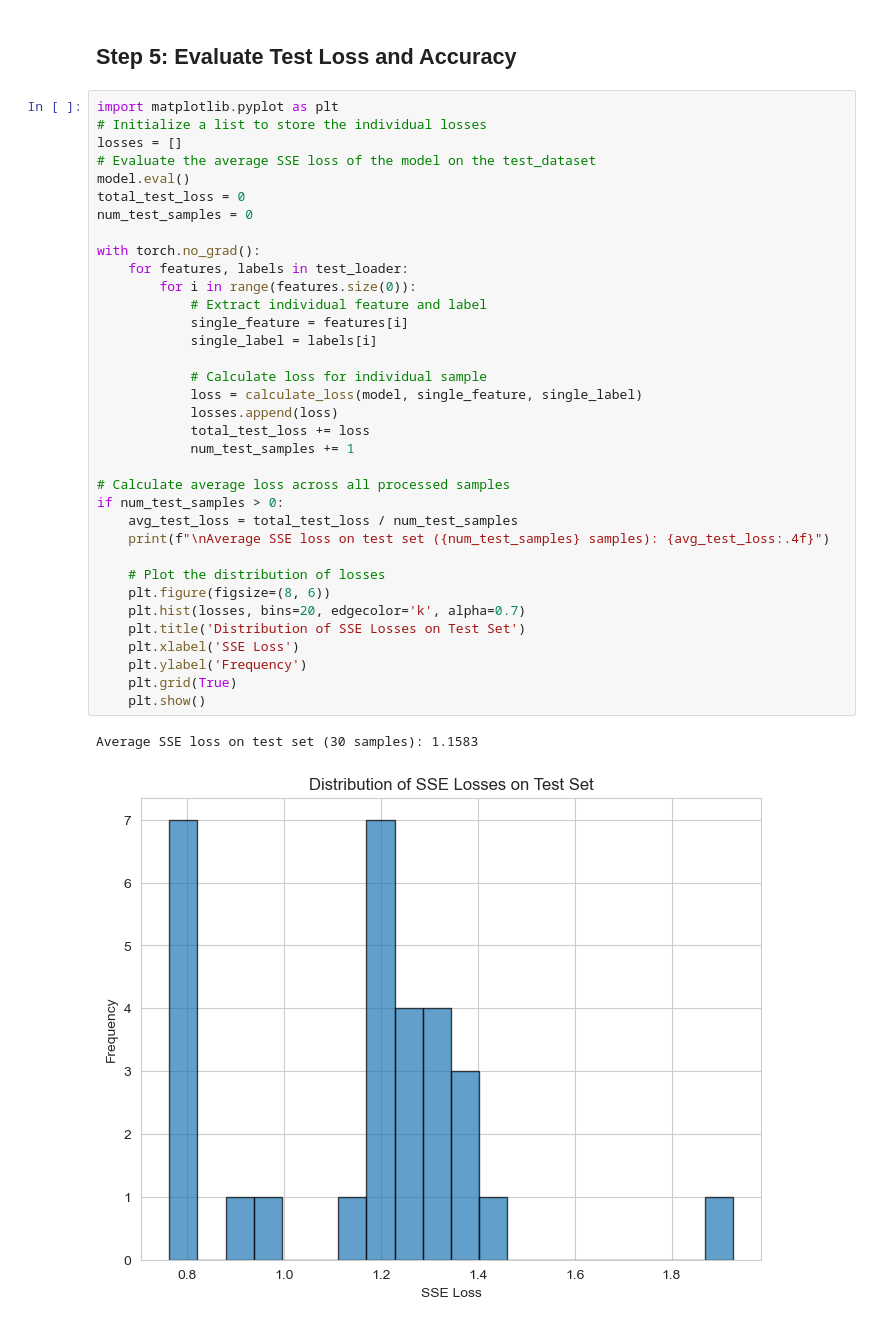
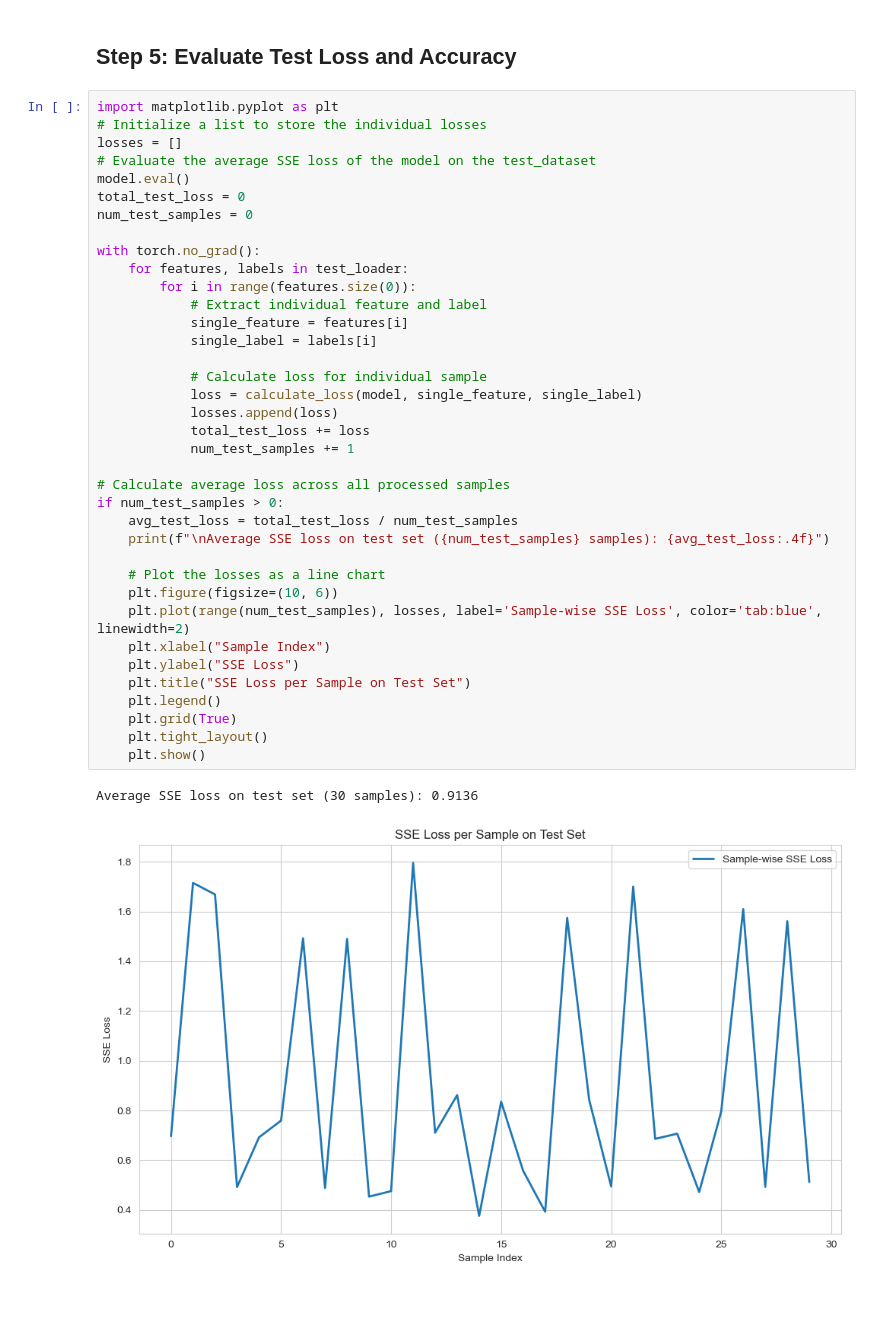
Before and after one commit to Bristol-Training/intro-to-ai, a Jupyter notebook: CodePart1/4-Multi_Layer_Perceptron_zhengzhe.ipynb, the cells around one changed output. Cells and saved outputs as stored; diff of their text form; blank space fills up the shorter version.

```diff
--- a/CodePart1/4-Multi_Layer_Perceptron_zhengzhe.ipynb
+++ b/CodePart1/4-Multi_Layer_Perceptron_zhengzhe.ipynb
@@ -160,38 +160,40 @@ test_loader = DataLoader(test_dataset, batch_size=batch_size, shuffle=True)
 # %%
 import matplotlib.pyplot as plt
 # Initialize a list to store the individual losses
 losses = []
 # Evaluate the average SSE loss of the model on the test_dataset
 model.eval()
 total_test_loss = 0
 num_test_samples = 0
 
 with torch.no_grad():
     for features, labels in test_loader:
         for i in range(features.size(0)):
             # Extract individual feature and label
             single_feature = features[i]
             single_label = labels[i]
 
             # Calculate loss for individual sample
             loss = calculate_loss(model, single_feature, single_label)
             losses.append(loss)
             total_test_loss += loss
             num_test_samples += 1
 
 # Calculate average loss across all processed samples
 if num_test_samples > 0:
     avg_test_loss = total_test_loss / num_test_samples
     print(f"\nAverage SSE loss on test set ({num_test_samples} samples): {avg_test_loss:.4f}")
 
-    # Plot the distribution of losses
-    plt.figure(figsize=(8, 6))
-    plt.hist(losses, bins=20, edgecolor='k', alpha=0.7)
-    plt.title('Distribution of SSE Losses on Test Set')
-    plt.xlabel('SSE Loss')
-    plt.ylabel('Frequency')
+    # Plot the losses as a line chart
+    plt.figure(figsize=(10, 6))
+    plt.plot(range(num_test_samples), losses, label='Sample-wise SSE Loss', color='tab:blue', linewidth=2)
+    plt.xlabel("Sample Index")
+    plt.ylabel("SSE Loss")
+    plt.title("SSE Loss per Sample on Test Set")
+    plt.legend()
     plt.grid(True)
+    plt.tight_layout()
     plt.show()
 # %% [output]
-Average SSE loss on test set (30 samples): 1.1583
+Average SSE loss on test set (30 samples): 0.9136
-[figure, old version]
+[figure, new version]
```
Also changed, not shown: 3 other files.
